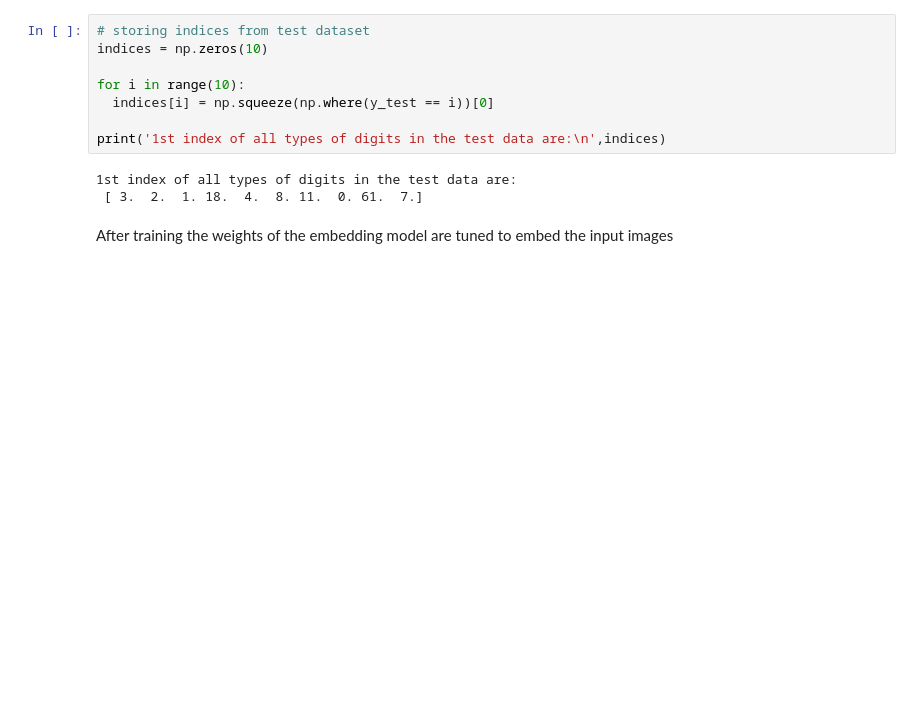
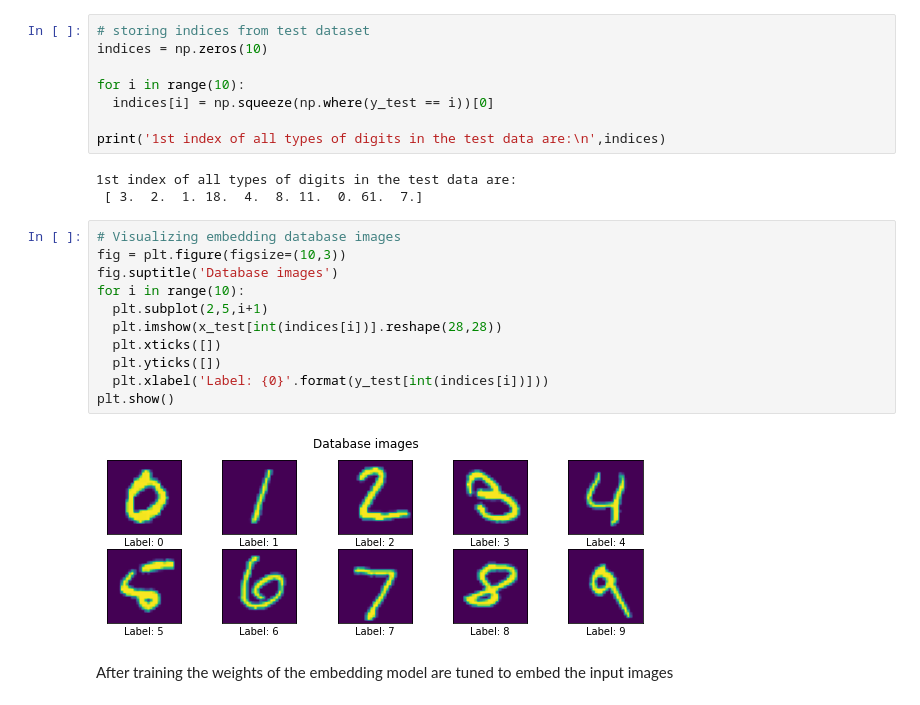
Before and after one commit to sayan0506/Siamese-Network-Implementation-On-MNIST-Data-Using-Keras, a Jupyter notebook: Create_a_Saimese_Network_with_Triplet_Loss_in_Keras.ipynb, the cells around one changed output. Saved outputs shown, nothing was run; the diff lists cells and outputs as text; blank space fills up the shorter version.

```diff
--- a/Create_a_Saimese_Network_with_Triplet_Loss_in_Keras.ipynb
+++ b/Create_a_Saimese_Network_with_Triplet_Loss_in_Keras.ipynb
@@ -352,6 +350,19 @@ print('1st index of all types of digits in the test data are:\n',indices)
 # %% [output]
 1st index of all types of digits in the test data are:
  [ 3.  2.  1. 18.  4.  8. 11.  0. 61.  7.]
+# %%
+# Visualizing embedding database images
+fig = plt.figure(figsize=(10,3))
+fig.suptitle('Database images')
+for i in range(10):
+  plt.subplot(2,5,i+1)
+  plt.imshow(x_test[int(indices[i])].reshape(28,28))
+  plt.xticks([])
+  plt.yticks([])
+  plt.xlabel('Label: {0}'.format(y_test[int(indices[i])]))
+plt.show()
+# %% [output]
+[figure, added]
 # %% [markdown]
 After training the weights of the embedding model are tuned to embed the input images
 # %%
```
Also changed, not shown: parts of 17 cells of this notebook.
